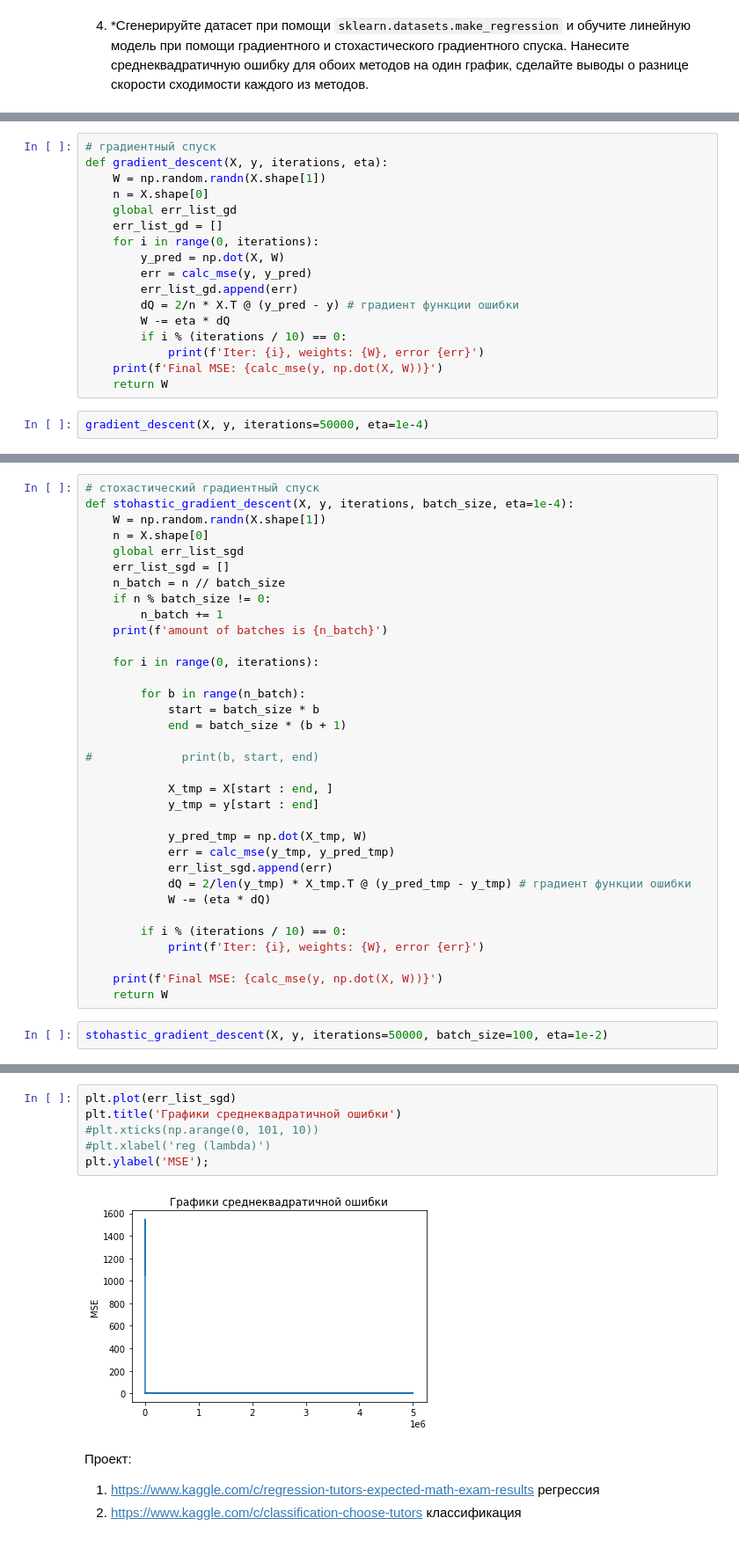
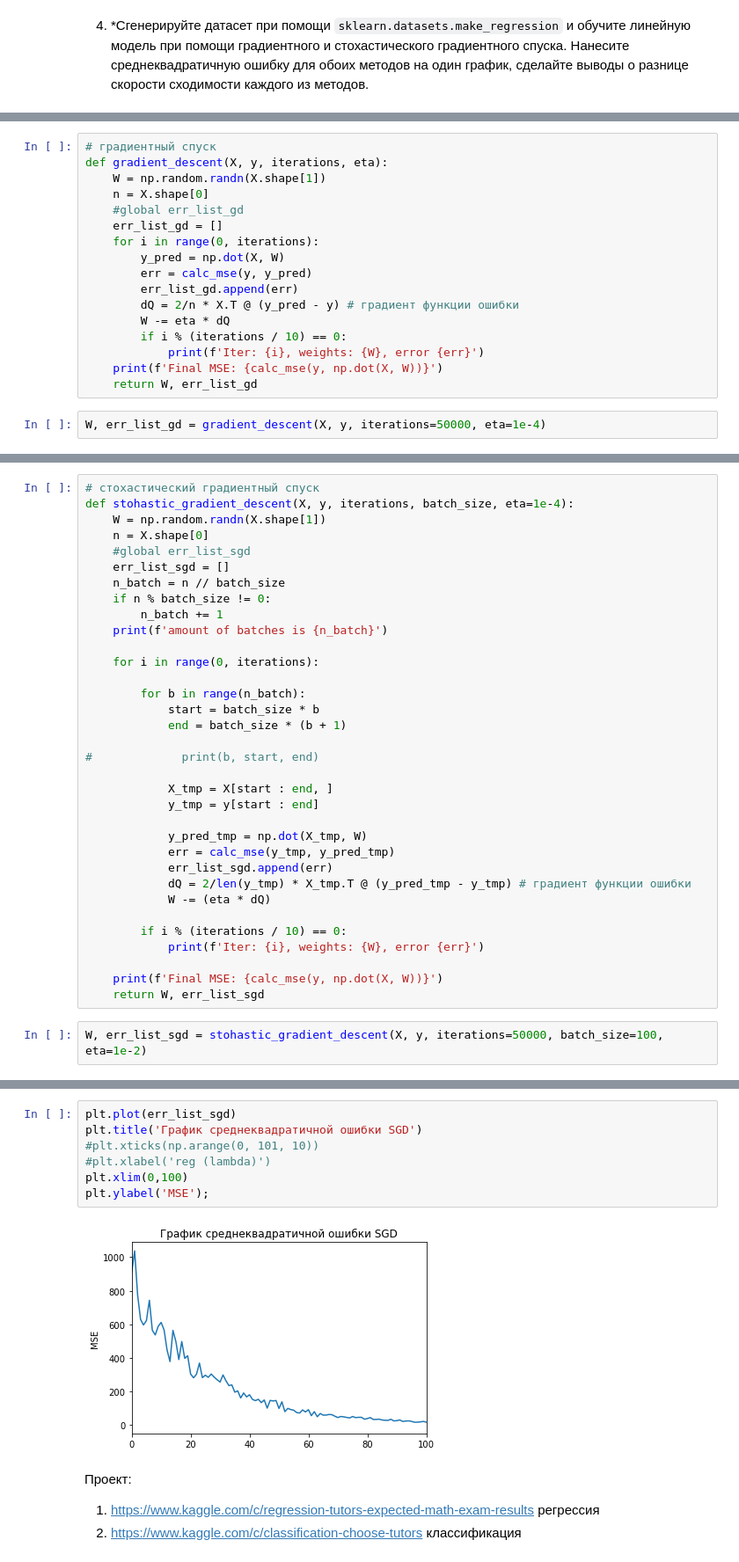
Before and after one commit to AndreiBazhenau/gb, a Jupyter notebook: algorithms_analysis/hw_2.ipynb, the cells around one changed output, grey strips where cells are left out. Shown at 88% size. Drawn from its saved outputs; the diff is of its cells as text.

```diff
--- a/algorithms_analysis/hw_2.ipynb
+++ b/algorithms_analysis/hw_2.ipynb
@@ -198,7 +246,7 @@ array(34.77075996)
 def gradient_descent(X, y, iterations, eta):
     W = np.random.randn(X.shape[1])
     n = X.shape[0]
-    global err_list_gd
+    #global err_list_gd
     err_list_gd = []
     for i in range(0, iterations):
         y_pred = np.dot(X, W)
@@ -209,7 +257,7 @@ def gradient_descent(X, y, iterations, eta):
         if i % (iterations / 10) == 0:
             print(f'Iter: {i}, weights: {W}, error {err}')
     print(f'Final MSE: {calc_mse(y, np.dot(X, W))}')
-    return W
+    return W, err_list_gd
 # %%
-gradient_descent(X, y, iterations=50000, eta=1e-4)
+W, err_list_gd = gradient_descent(X, y, iterations=50000, eta=1e-4)
 # %% [output]
@@ -238,7 +286,7 @@ plt.ylabel('MSE');
 def stohastic_gradient_descent(X, y, iterations, batch_size, eta=1e-4):
     W = np.random.randn(X.shape[1])
     n = X.shape[0]
-    global err_list_sgd
+    #global err_list_sgd
     err_list_sgd = []
     n_batch = n // batch_size
     if n % batch_size != 0:
@@ -266,8 +314,8 @@ def stohastic_gradient_descent(X, y, iterations, batch_size, eta=1e-4):
             print(f'Iter: {i}, weights: {W}, error {err}')
 
     print(f'Final MSE: {calc_mse(y, np.dot(X, W))}')
-    return W
+    return W, err_list_sgd
 # %%
-stohastic_gradient_descent(X, y, iterations=50000, batch_size=100, eta=1e-2)
+W, err_list_sgd = stohastic_gradient_descent(X, y, iterations=50000, batch_size=100, eta=1e-2)
 # %% [output]
 amount of batches is 100
@@ -286,11 +333,12 @@ array([34.7641793])
 # %%
 plt.plot(err_list_sgd)
-plt.title('Графики среднеквадратичной ошибки')
+plt.title('График среднеквадратичной ошибки SGD')
 #plt.xticks(np.arange(0, 101, 10))
 #plt.xlabel('reg (lambda)')
+plt.xlim(0,100)
 plt.ylabel('MSE');
 # %% [output]
-[figure, old version]
+[figure, new version]
 # %% [markdown]
 Проект:
 1. https://www.kaggle.com/c/regression-tutors-expected-math-exam-results регрессия
```
Also changed, not shown: parts of 14 cells of this notebook.
